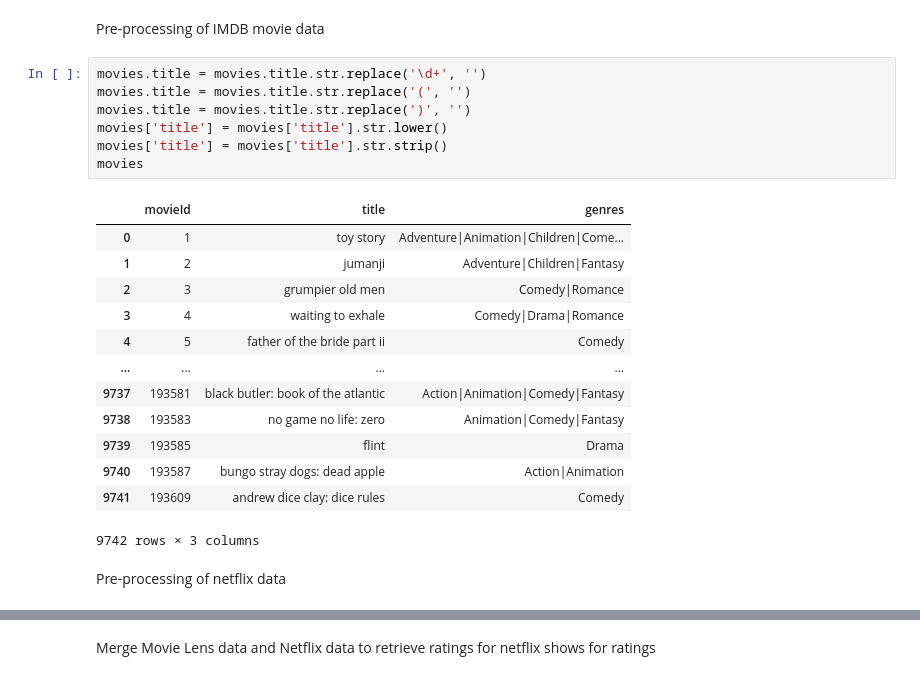
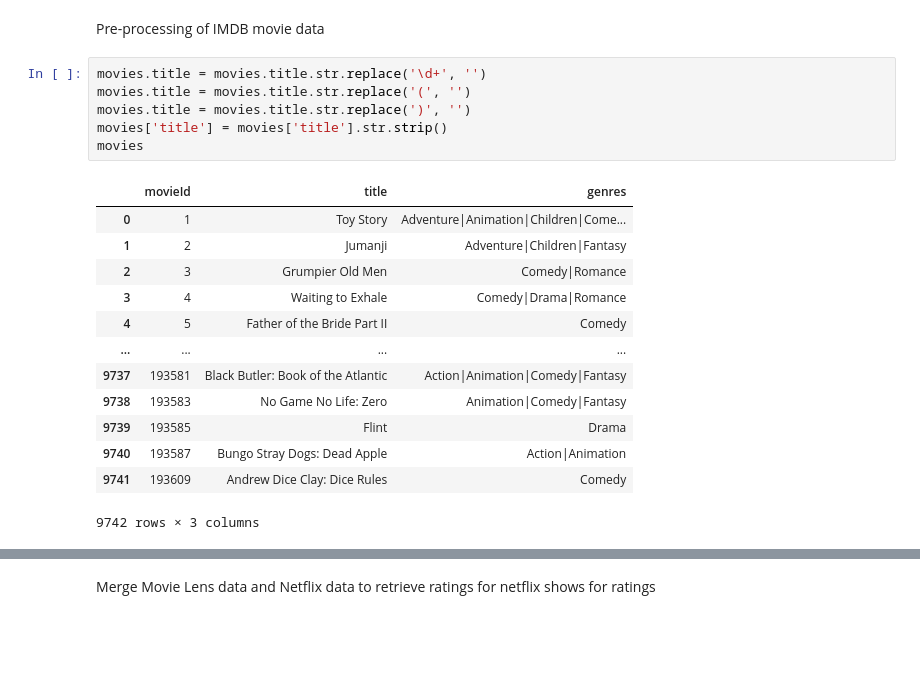
Before and after one commit to erictan23/RecommenderSystem, a Jupyter notebook: Collaborative Filtering.ipynb, the cells around one changed output, grey strips where cells are left out. Drawn from its saved outputs; the diff is of its cells as text; blank space fills up the shorter version.

Commit message:
Debug Netflix Recommendation for collab filtering

```diff
--- a/Collaborative Filtering.ipynb
+++ b/Collaborative Filtering.ipynb
@@ -388,24 +387,21 @@ Pre-processing of IMDB movie data
 # %%
 movies.title = movies.title.str.replace('\d+', '')
 movies.title = movies.title.str.replace('(', '')
 movies.title = movies.title.str.replace(')', '')
-movies['title'] = movies['title'].str.lower()
 movies['title'] = movies['title'].str.strip()
 movies
 # %% [output]
 |  | movieId | title | genres |
-| 0 | 1 | toy story | Adventure|Animation|Children|Come... |
-| 1 | 2 | jumanji | Adventure|Children|Fantasy |
-| 2 | 3 | grumpier old men | Comedy|Romance |
-| 3 | 4 | waiting to exhale | Comedy|Drama|Romance |
-| 4 | 5 | father of the bride part ii | Comedy |
+| 0 | 1 | Toy Story | Adventure|Animation|Children|Come... |
+| 1 | 2 | Jumanji | Adventure|Children|Fantasy |
+| 2 | 3 | Grumpier Old Men | Comedy|Romance |
+| 3 | 4 | Waiting to Exhale | Comedy|Drama|Romance |
+| 4 | 5 | Father of the Bride Part II | Comedy |
 | ... | ... | ... | ... |
-| 9737 | 193581 | black butler: book of the atlantic | Action|Animation|Comedy|Fantasy |
-| 9738 | 193583 | no game no life: zero | Animation|Comedy|Fantasy |
-| 9739 | 193585 | flint | Drama |
-| 9740 | 193587 | bungo stray dogs: dead apple | Action|Animation |
-| 9741 | 193609 | andrew dice clay: dice rules | Comedy |
+| 9737 | 193581 | Black Butler: Book of the Atlantic | Action|Animation|Comedy|Fantasy |
+| 9738 | 193583 | No Game No Life: Zero | Animation|Comedy|Fantasy |
+| 9739 | 193585 | Flint | Drama |
+| 9740 | 193587 | Bungo Stray Dogs: Dead Apple | Action|Animation |
+| 9741 | 193609 | Andrew Dice Clay: Dice Rules | Comedy |
 9742 rows × 3 columns
-# %% [markdown]
-Pre-processing of netflix data
 # %%
```
Also changed, not shown: parts of 22 cells of this notebook.
